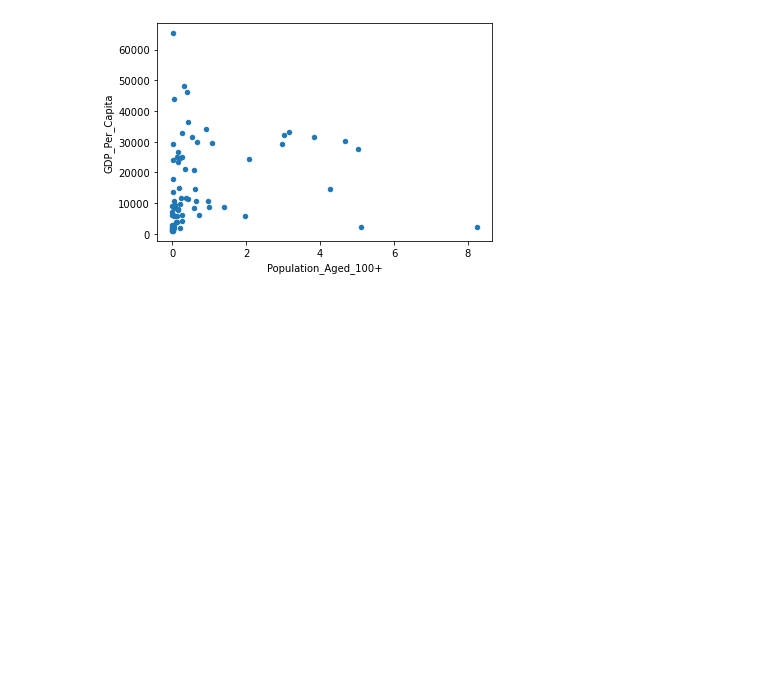
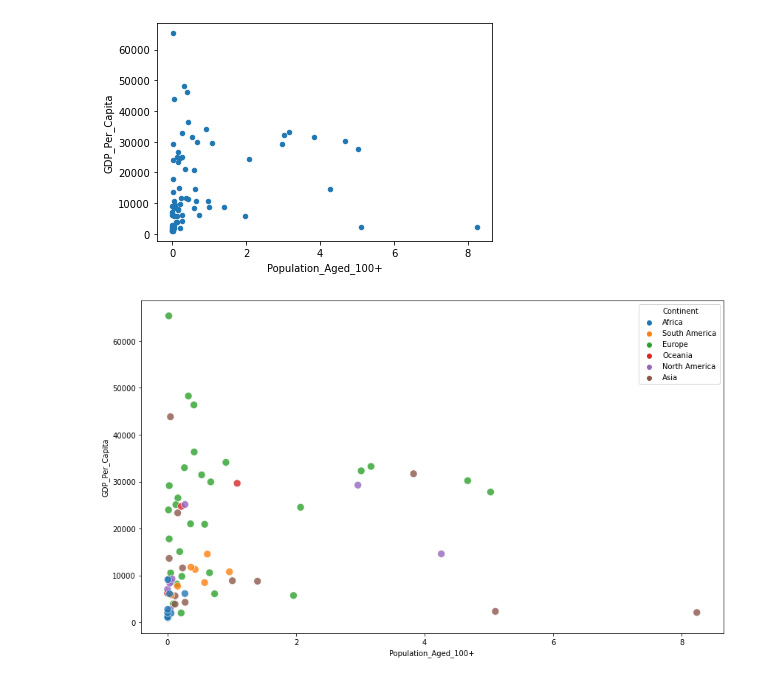
Before and after one commit to nss-data-science-cohort-4/dq1-undata-ocnrandolph, a Jupyter notebook: notebooks/UN_Data_Exploration.ipynb, the cells around one changed output. Cells and saved outputs as stored; diff of their text form; code cells hidden in the pictures; blank space fills up the shorter version.

```diff
--- a/notebooks/UN_Data_Exploration.ipynb
+++ b/notebooks/UN_Data_Exploration.ipynb
@@ -1053,3 +1055,11 @@ gdp_internet_use_100_pop_2014.plot(kind= 'scatter', x = 'Population_Aged_100+',
 gdp_internet_use_100_pop_1994.plot(kind= 'scatter', x = 'Population_Aged_100+', y = 'GDP_Per_Capita');
 # %% [output]
 [figure]
+# %%
+plt.figure(figsize = (12,7))
+sns.scatterplot(data = gdp_internet_use_100_pop_1994, x = 'Population_Aged_100+', y = 'GDP_Per_Capita', s = 100, hue = 'Continent', alpha = 0.8);
+
+plt.tight_layout() # removes extra margins around the edges
+plt.savefig('pop_over_100 vs GDP_per_cap_1994.png', dpi = 150);
+# %% [output]
+[figure, added]
```
Also changed, not shown: parts of 14 cells of this notebook.
